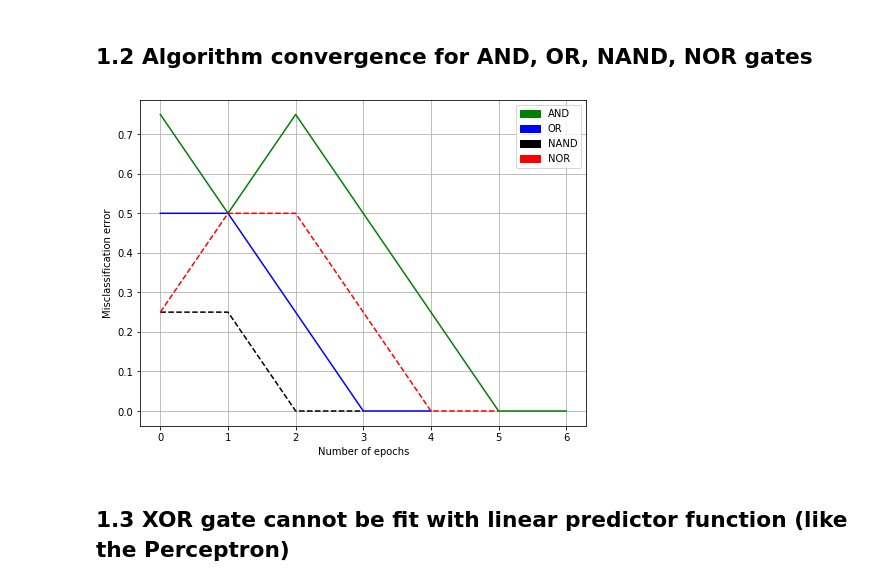
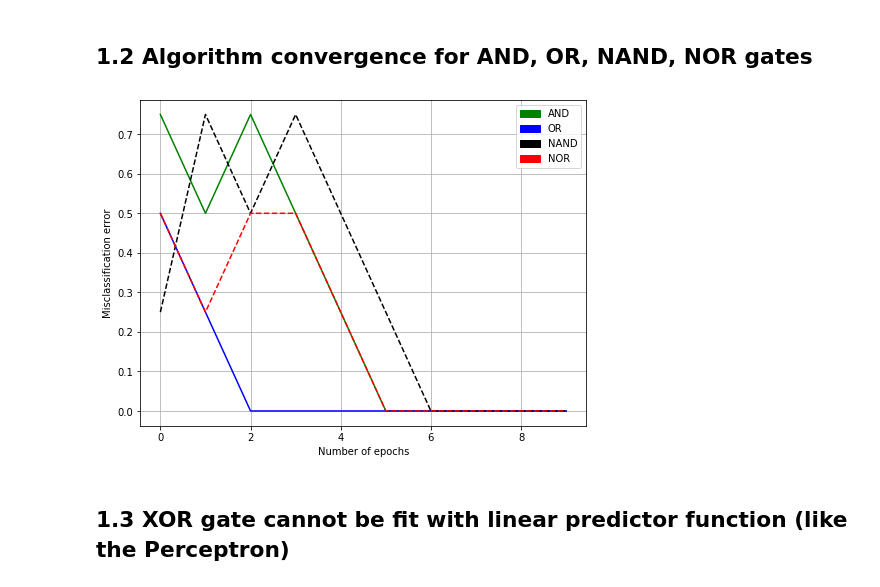
Before and after one commit to Kasparow/ml_project, a Jupyter notebook: task1.ipynb, the cells around one changed output. Drawn from its saved outputs; the diff is of its cells as text; code cells hidden in the pictures.

```diff
--- a/task1.ipynb
+++ b/task1.ipynb
@@ -25,0 +26,20 @@ dataset = json.load(open("./test_data.json", "r"))
+# %%
+def predict(x, coefs):
+    return x@coefs
+
+def fit_perceptron(X, y, learning_rate=0.5, max_epochs=1):
+    coefs = np.random.rand(X.shape[1])  # initialize with random weights
+    cls_errors = []  # store classification errors for each epoch
+    for i in range(max_epochs):
+        y_hats = []
+        for j, x in enumerate(X):
+            y_hat = -1 if predict(x, coefs) < 0 else 1
+            y_hats.append(y_hat)
+            # Update coefs for current time step
+            coefs = coefs + learning_rate * (y[j]-y_hat) * x
+
+        y_hats = np.array(y_hats)
+        cls_error = (y_hats != y).mean()
+        cls_errors.append(cls_error)
+
+    return coefs, np.array(cls_errors)
@@ -114,26 +142,23 @@ plt.show()
 # %% [markdown]
 ## 1.2 Algorithm convergence for AND, OR, NAND, NOR gates
 # %%
-import matplotlib.patches as mpatches
-
-
 g_patch = mpatches.Patch(color='green', label='AND')
 b_patch = mpatches.Patch(color='blue', label='OR')
 k_patch = mpatches.Patch(color='black', label='NAND')
 r_patch = mpatches.Patch(color='red', label='NOR')
 
 plt.figure(figsize=(8, 6))
-plt.plot(range(7), and_cls_errors[:7], "-g")
-plt.plot(range(5), or_cls_errors[:5], "-b")
-plt.plot(range(4), nand_cls_errors[:4], "--k")
-plt.plot(range(6), nor_cls_errors[:6], "--r")
+plt.plot(range(10), models["and"]["cls_errors"][:10], "-g")
+plt.plot(range(10), models["or"]["cls_errors"][:10], "-b")
+plt.plot(range(10), models["nand"]["cls_errors"][:10], "--k")
+plt.plot(range(10), models["nor"]["cls_errors"][:10], "--r")
 plt.grid(True)
 plt.ylabel("Misclassification error")
 plt.xlabel("Number of epochs")
 plt.legend(handles=[g_patch, b_patch, k_patch, r_patch])
 plt.show()
 # %% [output]
-[figure, old version]
+[figure, new version]
 # %% [markdown]
 ## 1.3 XOR gate cannot be fit with linear predictor function (like the Perceptron)
 # %%
```
Also changed, not shown: parts of 22 cells of this notebook.
